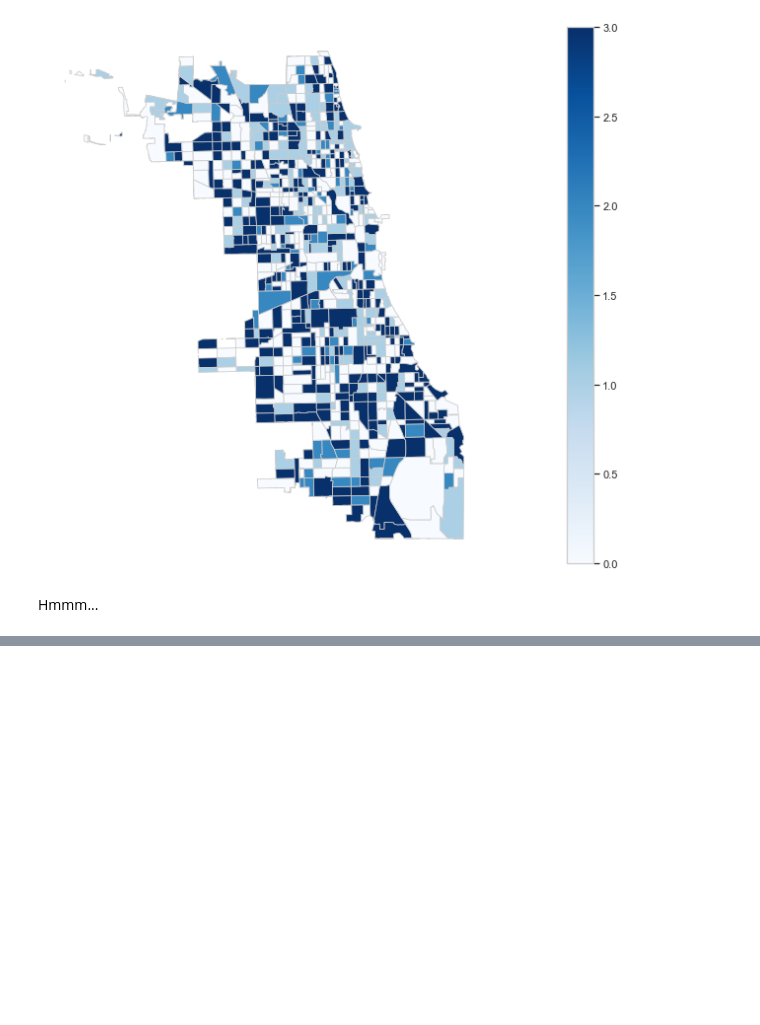
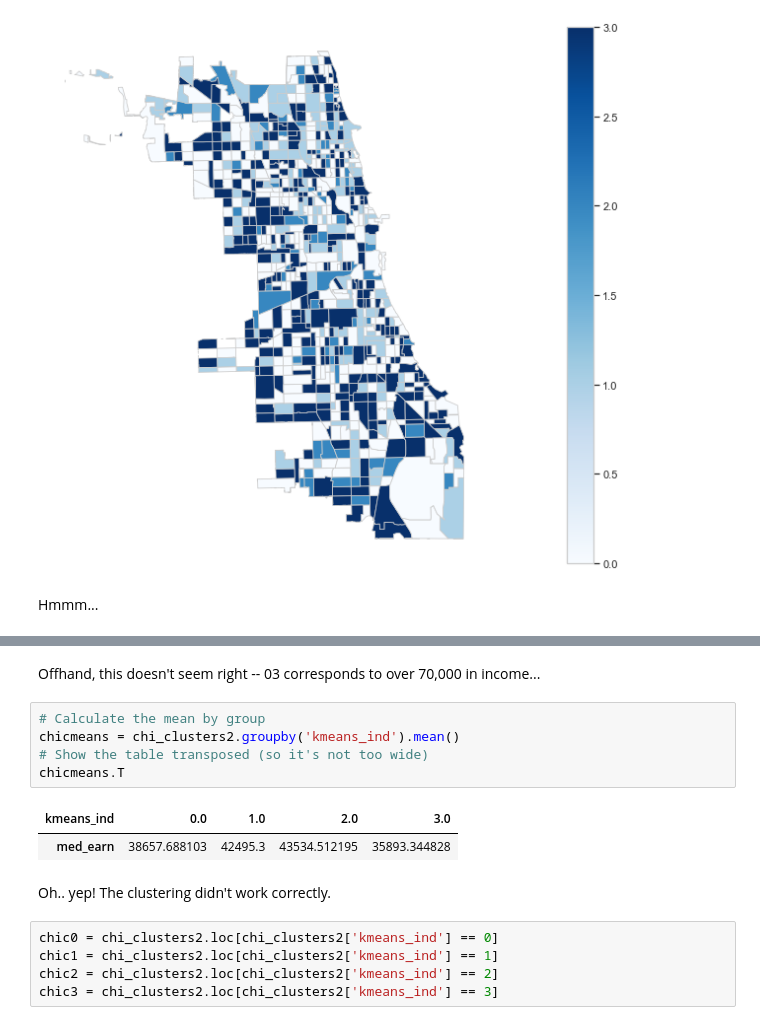
Before and after one commit to fiiion/GISIII_Final_Project, a Jupyter notebook: pysal_inc_clustering/inc_clustering_with_pysal.ipynb, the cells around one changed output, grey strips where cells are left out. Saved outputs shown, nothing was run; the diff lists cells and outputs as text; blank space fills up the shorter version.

```diff
--- a/pysal_inc_clustering/inc_clustering_with_pysal.ipynb
+++ b/pysal_inc_clustering/inc_clustering_with_pysal.ipynb
@@ -284,0 +287,17 @@ Hmmm...
+# %% [markdown]
+Offhand, this doesn't seem right -- 03 corresponds to over 70,000 in income...
+# %%
+# Calculate the mean by group
+chicmeans = chi_clusters2.groupby('kmeans_ind').mean()
+# Show the table transposed (so it's not too wide)
+chicmeans.T
+# %% [output]
+| kmeans_ind | 0.0 | 1.0 | 2.0 | 3.0 |
+| med_earn | 38657.688103 | 42495.3 | 43534.512195 | 35893.344828 |
+# %% [markdown]
+Oh.. yep! The clustering didn't work correctly.
+# %%
+chic0 = chi_clusters2.loc[chi_clusters2['kmeans_ind'] == 0]
+chic1 = chi_clusters2.loc[chi_clusters2['kmeans_ind'] == 1]
+chic2 = chi_clusters2.loc[chi_clusters2['kmeans_ind'] == 2]
+chic3 = chi_clusters2.loc[chi_clusters2['kmeans_ind'] == 3]
```
Also changed, not shown: parts of 9 cells of this notebook.
